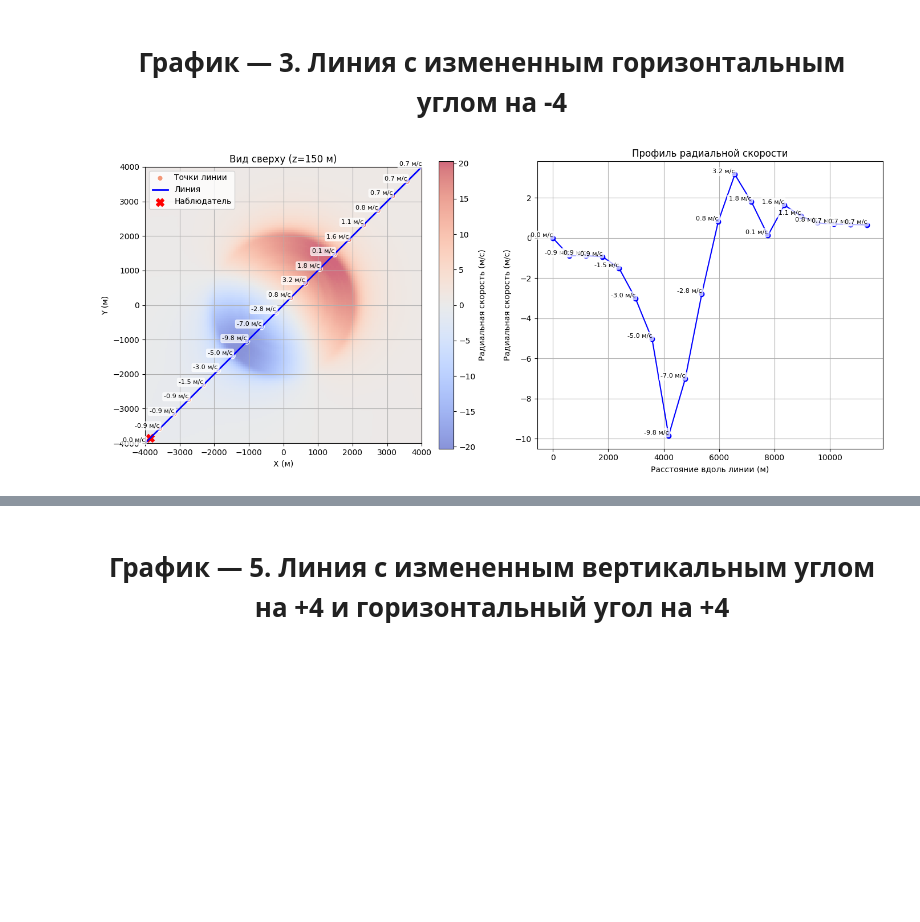
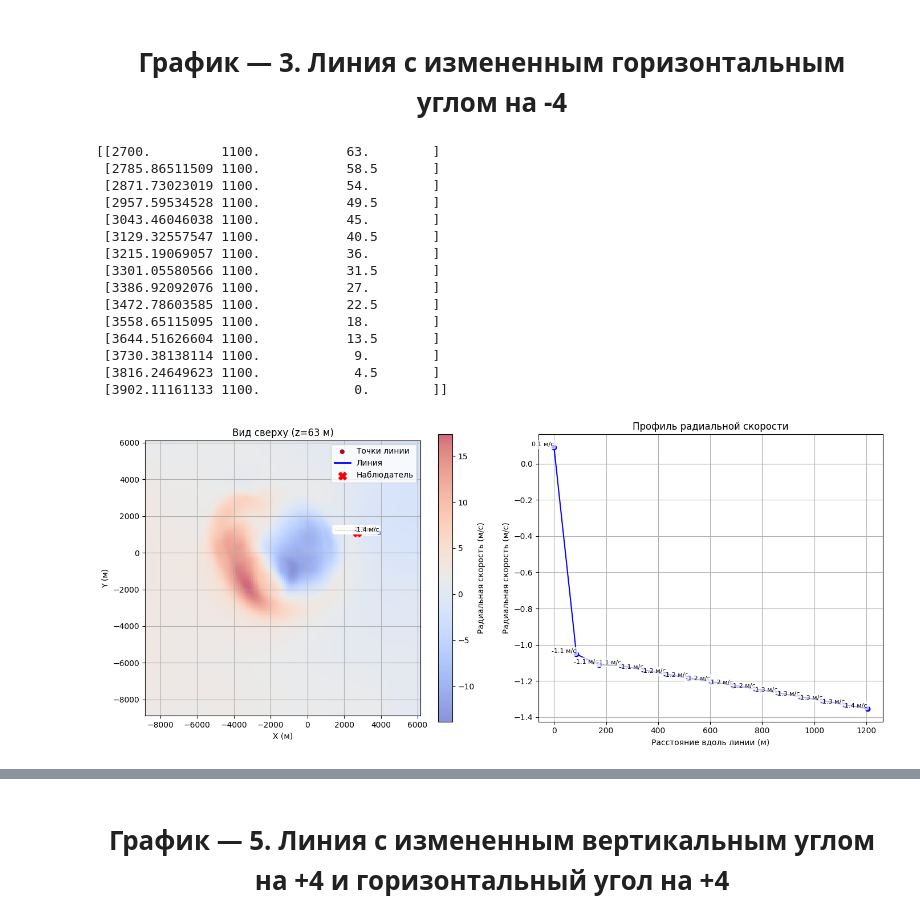
Before and after one commit to DmitryZSer/Meteo_RLS, a Jupyter notebook: calculations/Radial_velocity_report.ipynb, the cells around one changed output, grey strips where cells are left out. Saved outputs shown, nothing was run; the diff lists cells and outputs as text; code cells hidden in the pictures; blank space fills up the shorter version.

```diff
--- a/calculations/Radial_velocity_report.ipynb
+++ b/calculations/Radial_velocity_report.ipynb
@@ -111,7 +25,7 @@ z = np.arange(zstart, zstart + iz * dz, dz)
 X, Y, Z = np.meshgrid(x, y, z, indexing='ij')
 
 # Заданная точка
-x0, y0, z0 = -4000, -4000, 0
+x0, y0, z0 = 0, 0, 0
 
 # Вычисление разностей координат
 delta_x = X - x0
@@ -371,6 +261,10 @@ def plot_line_results(V_radial, z_slice, x, y, points, values, distance, observe
 u_data = read_pws_file("../data/111/PWS_NASA_Dataset111_u.faa")
 v_data = read_pws_file("../data/111/PWS_NASA_Dataset111_v.faa")
 w_data = read_pws_file("../data/111/PWS_NASA_Dataset111_w.faa")
+
+# u_data = read_pws_file("../data/DO-220B Reference Supplement/ADWRS/PWS_NASA_Dataset351_W9_4/PWS_NASA_Dataset351_u.faa")
+# v_data = read_pws_file("../data/DO-220B Reference Supplement/ADWRS/PWS_NASA_Dataset351_W9_4/PWS_NASA_Dataset351_v.faa")
+# w_data = read_pws_file("../data/DO-220B Reference Supplement/ADWRS/PWS_NASA_Dataset351_W9_4/PWS_NASA_Dataset351_w.faa")
 
 origin = np.array(u_data['origin_m'])  # Начало координат датасета
 dx, dy, dz = u_data['resolution_m']     # Шаг сетки
@@ -383,11 +277,11 @@ z = origin[2] + np.arange(iz) * dz
 X, Y, Z = np.meshgrid(x, y, z, indexing='ij')
 
 # Расчет радиальной скорости
-x0, y0, z0 = -4000, -4000, 150  # Точка наблюдателя
+x0, y0, z0 =  -6800, 0, 0# Точка наблюдателя
 # Параметры линии
-azimuth_deg = 45    # Горизонтальный угол
-elevation_deg = 0  # Вертикальный угол
-num_points = 20    # Количество точек
+azimuth_deg = 0 # Горизонтальный угол
+elevation_deg = 3  # Вертикальный угол
+num_points = 15    # Количество точек
 
 
 
@@ -430,7 +324,7 @@ for point in points:
     z_idx = (point[2] - origin[2]) / dz
     values.append(trilinear_interpolation(V_radial, x_idx, y_idx, z_idx))
 
-# print(points)
+print(points)
 # print(values)
 # print(ix)
 # istance = [0.0]
@@ -445,6 +339,5 @@ for i in range(1, len(points)):
 
 distance = np.array(distance)
 
-z_slice = np.argmin(np.abs(z - 150))  # Индекс слоя z=150
-plot_line_results(V_radial, z_slice, x, y, points, values, distance, observer_position=(x0, y0))
+plot_line_results(V_radial, z0, x, y, z, points, values, distance, observer_position=(x0, y0))
 # %% [output]
@@ -582,20 +611,38 @@ plot_line_results(V_radial, z_slice, x, y, points, values, distance, observer_po
 # %% [markdown]
 <h1><center>График — 3. Линия с измененным горизонтальным углом на -4</center></h1>
 # %%
+# u_data = read_pws_file("../data/111/PWS_NASA_Dataset111_u.faa")
+# v_data = read_pws_file("../data/111/PWS_NASA_Dataset111_v.faa")
+# w_data = read_pws_file("../data/111/PWS_NASA_Dataset111_w.faa")
+
+# u_data = read_pws_file("../data/DO-220B Reference Supplement/ADWRS/PWS_NASA_Dataset351_W9_4/PWS_NASA_Dataset351_u.faa")
+# v_data = read_pws_file("../data/DO-220B Reference Supplement/ADWRS/PWS_NASA_Dataset351_W9_4/PWS_NASA_Dataset351_v.faa")
+# w_data = read_pws_file("../data/DO-220B Reference Supplement/ADWRS/PWS_NASA_Dataset351_W9_4/PWS_NASA_Dataset351_w.faa")
+
+u_data = read_pws_file("../data/DO-220B Reference Supplement/ADWRS/PWS_NASA_Dataset237_W9_2/PWS_NASA_Dataset237_u.faa")
+v_data = read_pws_file("../data/DO-220B Reference Supplement/ADWRS/PWS_NASA_Dataset237_W9_2/PWS_NASA_Dataset237_v.faa")
+w_data = read_pws_file("../data/DO-220B Reference Supplement/ADWRS/PWS_NASA_Dataset237_W9_2/PWS_NASA_Dataset237_w.faa")
+
+
 origin = np.array(u_data['origin_m'])  # Начало координат датасета
 dx, dy, dz = u_data['resolution_m']     # Шаг сетки
-ix, iy, iz = u_data['dimensions']
+ix, iy, iz = u_data['dimensions']       # Размеры сетки
+
+# Создание сетки в реальных координатах
 x = origin[0] + np.arange(ix) * dx
 y = origin[1] + np.arange(iy) * dy
 z = origin[2] + np.arange(iz) * dz
 X, Y, Z = np.meshgrid(x, y, z, indexing='ij')
 
 # Расчет радиальной скорости
-x0, y0, z0 = -4000, -4000, 150  # Точка наблюдателя
+x0, y0, z0 =  2700, 1100, 63# Точка наблюдателя
 # Параметры линии
-azimuth_deg = 45    # Горизонтальный угол
-elevation_deg = 4  # Вертикальный угол
-num_points = 20    # Количество точек
+azimuth_deg = 0 # Горизонтальный угол
+elevation_deg = -3  # Вертикальный угол
+num_points = 15    # Количество точек
+
+
+
 delta_x = X - x0
 delta_y = Y - y0
 delta_z = Z - z0
@@ -609,39 +656,63 @@ V_radial = np.nan_to_num(V_radial, nan=0.0)
 
 
 direction = spherical_to_cartesian(azimuth_deg, elevation_deg)
+
+# в реальных координатах
 origin_line = np.array([x0, y0, z0])
+
+# пересечения с матрицей
 # min_bounds = np.array([x[0], y[0], z[0]])
 # max_bounds = np.array([x[-1], y[-1], z[-1]])
+
 matrix_shape = np.array([ix-1, iy-1, iz-1])
 
 direction_normalized = direction / np.array([dx, dy, dz])
 
 t_start, t_end = find_intersection(matrix_shape,
                                   (origin_line - origin)/np.array([dx, dy, dz]),
                                   direction_normalized)
 
 t_values = np.linspace(t_start, t_end, num_points)
 points = origin_line + direction * t_values[:, np.newaxis]
+
 values = []
 for point in points:
     x_idx = (point[0] - origin[0]) / dx
     y_idx = (point[1] - origin[1]) / dy
     z_idx = (point[2] - origin[2]) / dz
     values.append(trilinear_interpolation(V_radial, x_idx, y_idx, z_idx))
-# print(points)
+
+print(points)
 # print(values)
 # print(ix)
 # istance = [0.0]
-distance = [0.0]
+distance = [0.0]  # Начальное расстояние 0 метров
 
 for i in range(1, len(points)):
     dx = points[i][0] - points[i-1][0]
     dy = points[i][1] - points[i-1][1]
     dz = points[i][2] - points[i-1][2]
     segment = np.sqrt(dx**2 + dy**2 + dz**2)
     distance.append(distance[-1] + segment)  #
+
 distance = np.array(distance)
-plot_line_results(V_radial, z_slice, x, y, points, values, distance, observer_position=(x0, y0))
+
+plot_line_results(V_radial, z0, x, y, z, points, values, distance, observer_position=(x0, y0))
 # %% [output]
+[[2700.         1100.           63.        ]
+ [2785.86511509 1100.           58.5       ]
+ [2871.73023019 1100.           54.        ]
+ [2957.59534528 1100.           49.5       ]
+ [3043.46046038 1100.           45.        ]
+ [3129.32557547 1100.           40.5       ]
+ [3215.19069057 1100.           36.        ]
+ [3301.05580566 1100.           31.5       ]
+ [3386.92092076 1100.           27.        ]
+ [3472.78603585 1100.           22.5       ]
+ [3558.65115095 1100.           18.        ]
+ [3644.51626604 1100.           13.5       ]
+ [3730.38138114 1100.            9.        ]
+ [3816.24649623 1100.            4.5       ]
+ [3902.11161133 1100.            0.        ]]
-[figure, old version]
+[figure, new version]
 # %% [markdown]
```
Also changed, not shown: parts of 13 cells of this notebook, 5 other files.
